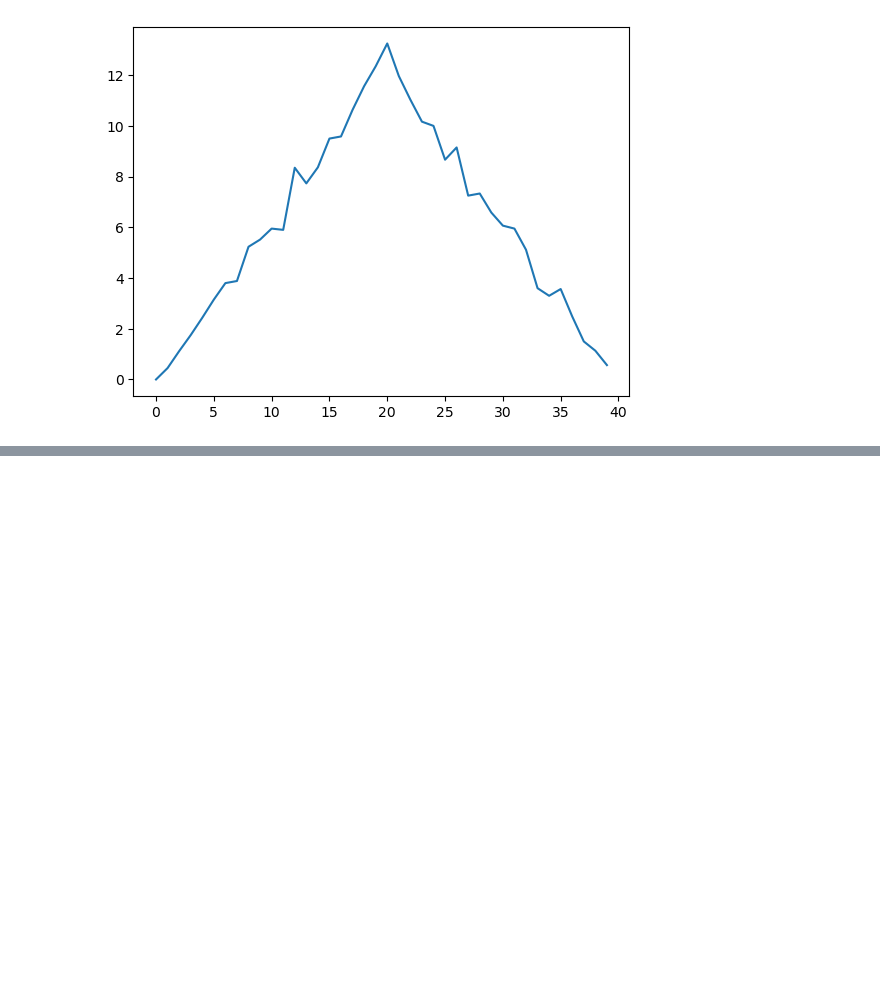
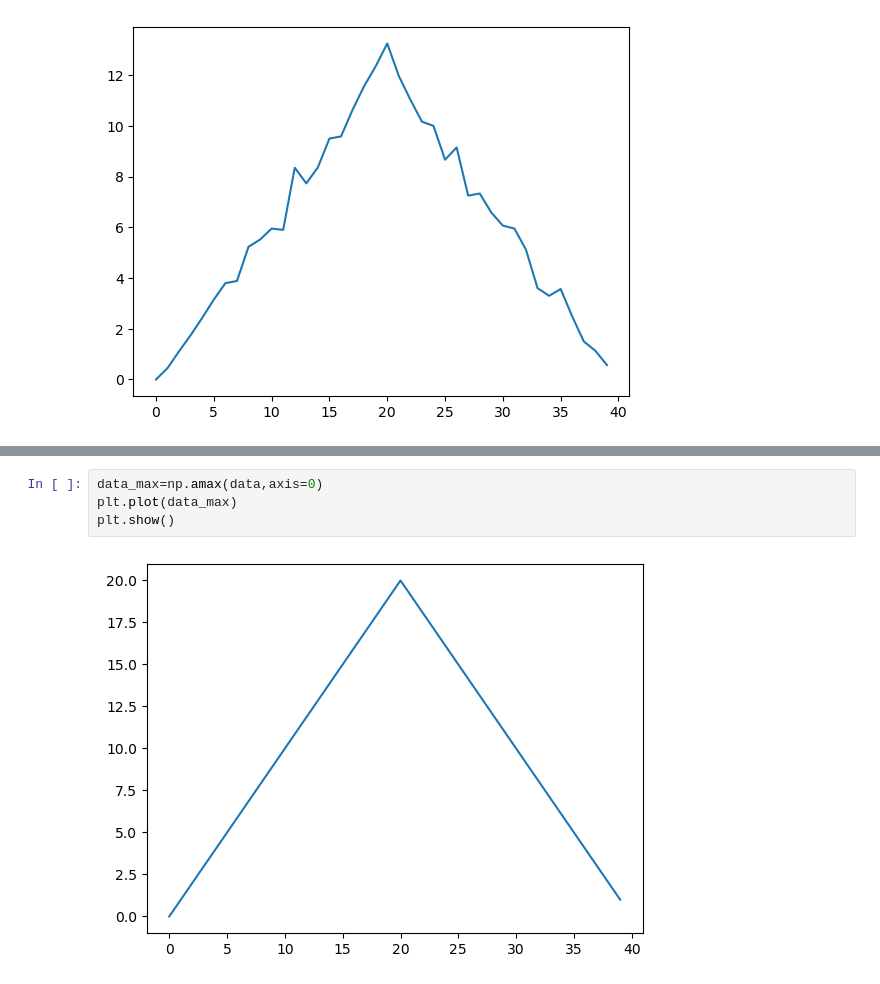
Before and after one commit to 4TUResearchData-Carpentries/gitautopush-sandbox, a Jupyter notebook: Python_day1.ipynb, the cells around one changed output, grey strips where cells are left out. Drawn from its saved outputs; the diff is of its cells as text; blank space fills up the shorter version.

```diff
--- a/Python_day1.ipynb
+++ b/Python_day1.ipynb
@@ -354,0 +361,6 @@ plt.show()
+# %%
+data_max=np.amax(data,axis=0)
+plt.plot(data_max)
+plt.show()
+# %% [output]
+[figure, added]
```
Also changed, not shown: parts of 1 cell of this notebook.
